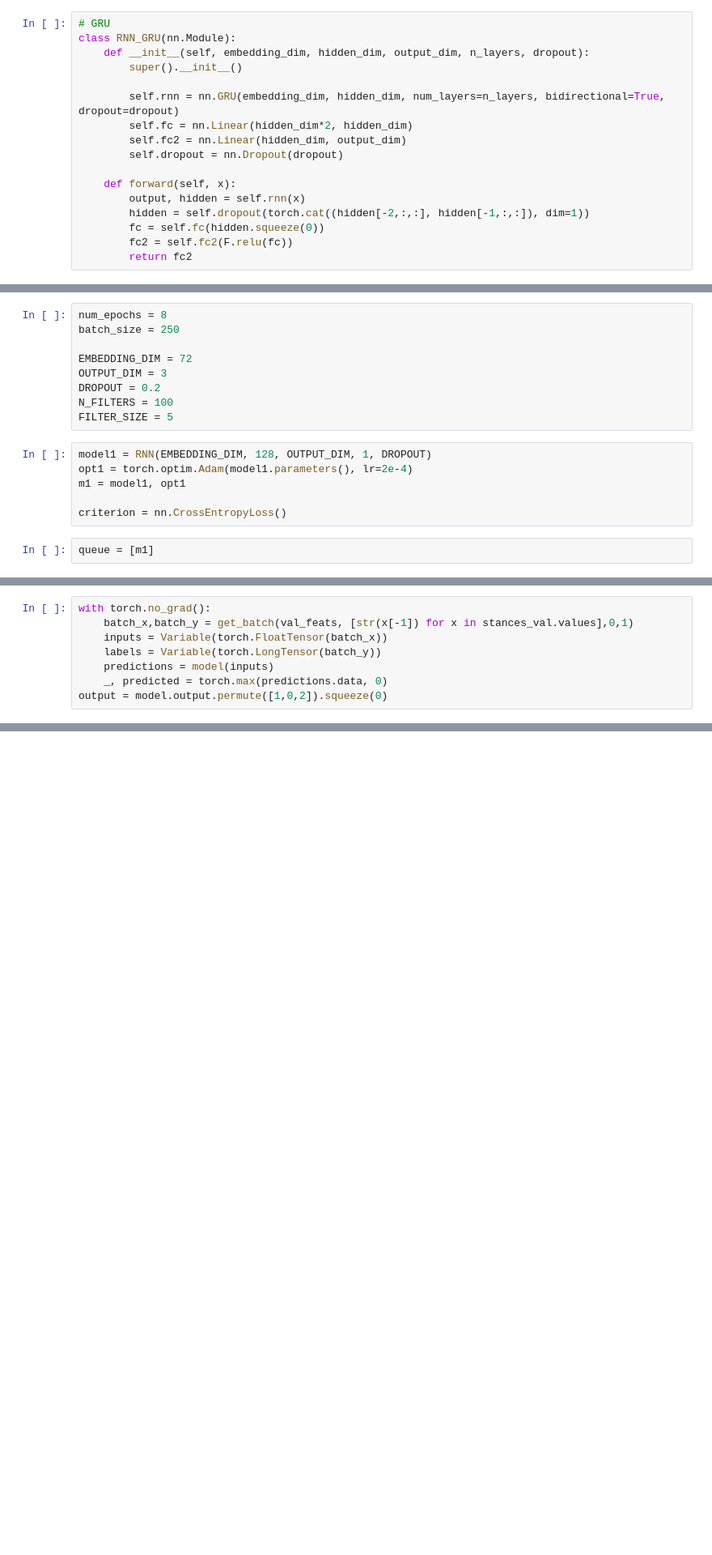
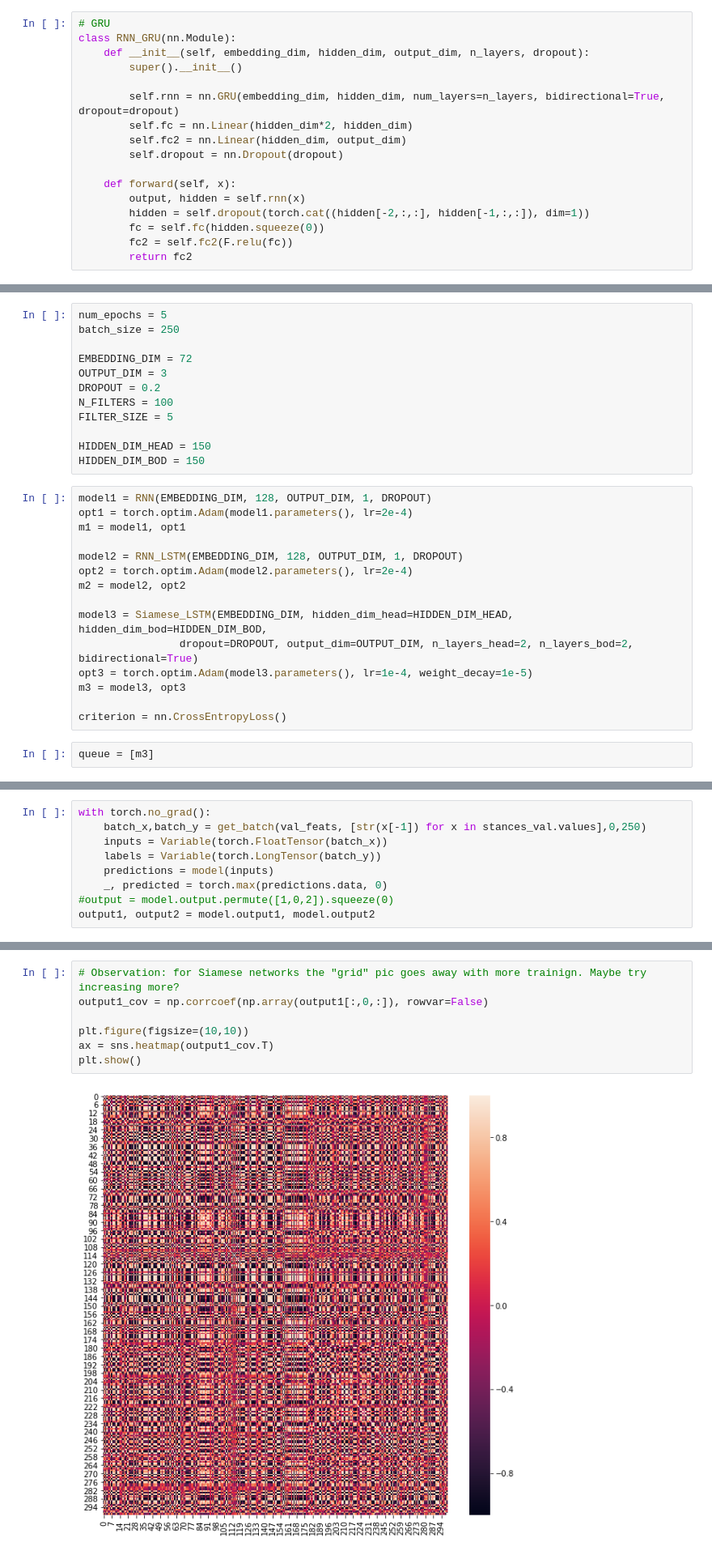
Before and after one commit to CornellDataScience/Insights-FakeNews, a Jupyter notebook: Stance Detection Viz.ipynb, the cells around one changed output, grey strips where cells are left out. Shown: that part at 81% size. Saved outputs shown, nothing was run; the diff lists cells and outputs as text; blank space fills up the shorter version.

Commit message:
Begin Siamese visualization

```diff
--- a/Stance Detection Viz.ipynb
+++ b/Stance Detection Viz.ipynb
@@ -255,5 +327,5 @@ class RNN_GRU(nn.Module):
 # %%
-num_epochs = 8
+num_epochs = 5
 batch_size = 250
 
 EMBEDDING_DIM = 72
@@ -261,14 +333,26 @@ OUTPUT_DIM = 3
 DROPOUT = 0.2
 N_FILTERS = 100
 FILTER_SIZE = 5
+
+HIDDEN_DIM_HEAD = 150
+HIDDEN_DIM_BOD = 150
 # %%
 model1 = RNN(EMBEDDING_DIM, 128, OUTPUT_DIM, 1, DROPOUT)
 opt1 = torch.optim.Adam(model1.parameters(), lr=2e-4)
 m1 = model1, opt1
 
+model2 = RNN_LSTM(EMBEDDING_DIM, 128, OUTPUT_DIM, 1, DROPOUT)
+opt2 = torch.optim.Adam(model2.parameters(), lr=2e-4)
+m2 = model2, opt2
+
+model3 = Siamese_LSTM(EMBEDDING_DIM, hidden_dim_head=HIDDEN_DIM_HEAD, hidden_dim_bod=HIDDEN_DIM_BOD,
+                dropout=DROPOUT, output_dim=OUTPUT_DIM, n_layers_head=2, n_layers_bod=2, bidirectional=True)
+opt3 = torch.optim.Adam(model3.parameters(), lr=1e-4, weight_decay=1e-5)
+m3 = model3, opt3
+
 criterion = nn.CrossEntropyLoss()
 # %%
-queue = [m1]
+queue = [m3]
 # %%
 def train(model, total_batch, optimizer, criterion):
     epoch_loss = 0
@@ -334,8 +416,9 @@ for x in queue:
 # %%
 with torch.no_grad():
-    batch_x,batch_y = get_batch(val_feats, [str(x[-1]) for x in stances_val.values],0,1)
+    batch_x,batch_y = get_batch(val_feats, [str(x[-1]) for x in stances_val.values],0,250)
     inputs = Variable(torch.FloatTensor(batch_x))
     labels = Variable(torch.LongTensor(batch_y))
     predictions = model(inputs)
     _, predicted = torch.max(predictions.data, 0)
-output = model.output.permute([1,0,2]).squeeze(0)
+#output = model.output.permute([1,0,2]).squeeze(0)
+output1, output2 = model.output1, model.output2
@@ -399,0 +462,9 @@ for cell in all_cells:
+# %%
+# Observation: for Siamese networks the "grid" pic goes away with more trainign. Maybe try increasing more?
+output1_cov = np.corrcoef(np.array(output1[:,0,:]), rowvar=False)
+
+plt.figure(figsize=(10,10))
+ax = sns.heatmap(output1_cov.T)
+plt.show()
+# %% [output]
+[figure, added]
```
Also changed, not shown: parts of 31 cells of this notebook, 11 other files.
